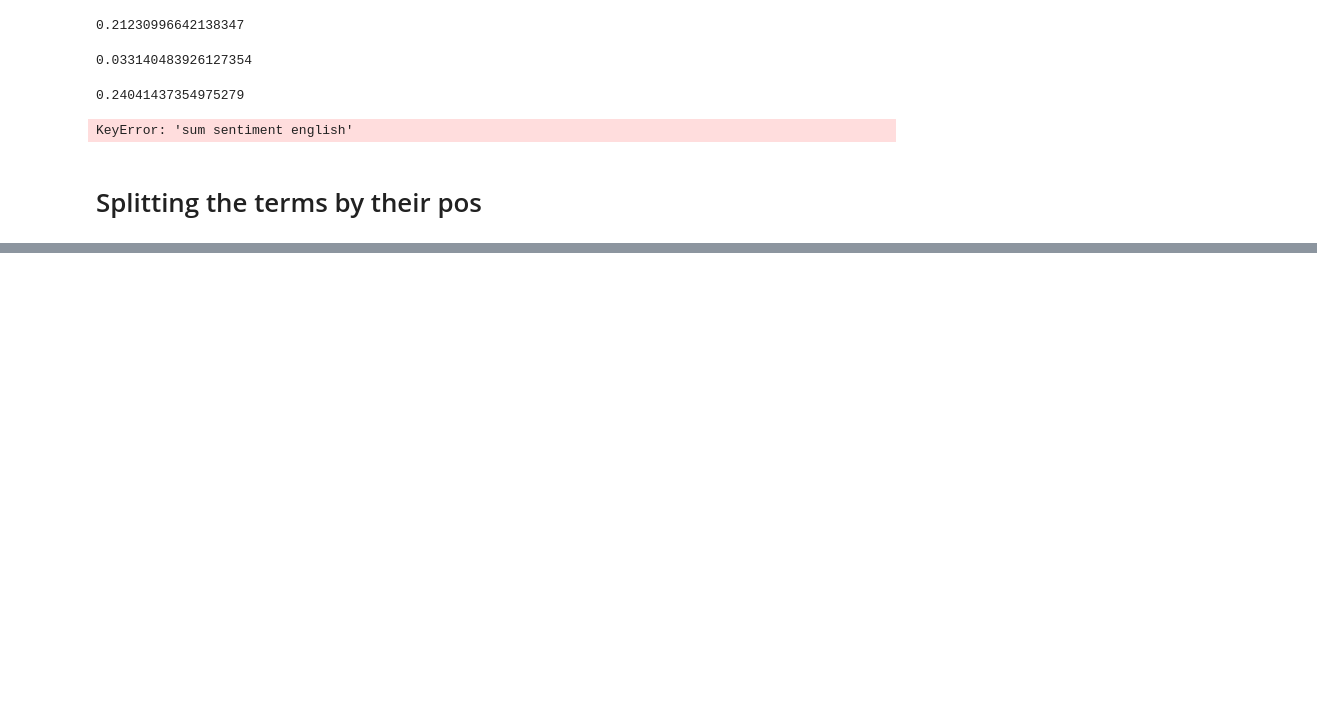
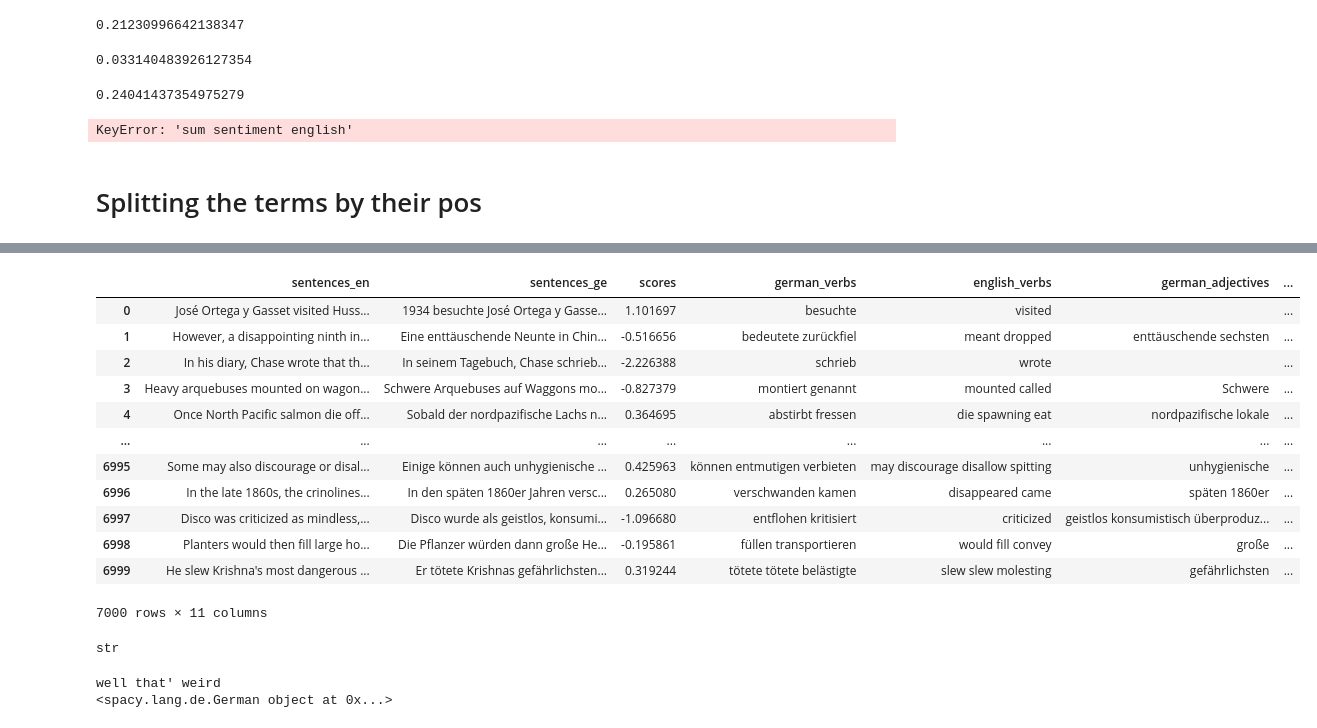
Before and after one commit to mdelaf1995/sentence_level_qe_ffl, a Jupyter notebook: exploration/theo_explo.ipynb, the cells around one changed output, grey strips where cells are left out. Cells and saved outputs as stored; diff of their text form; code cells hidden in the pictures; blank space fills up the shorter version.

```diff
--- a/exploration/theo_explo.ipynb
+++ b/exploration/theo_explo.ipynb
@@ -347,3 +448,26 @@ for sentence in blobDE.sentences:
 # -0.341
 
 blob.translate(to="es")  # 'La amenaza titular de The Blob...'
+# %%
+import pandas as pd
+dat = pd.read_pickle('dataset_v1.pickle')
+# %%
+dat
+# %% [output]
+|  | sentences_en | sentences_ge | scores | german_verbs | english_verbs | german_adjectives | ... |
+| 0 | José Ortega y Gasset visited Huss... | 1934 besuchte José Ortega y Gasse... | 1.101697 | besuchte | visited |  | ... |
+| 1 | However, a disappointing ninth in... | Eine enttäuschende Neunte in Chin... | -0.516656 | bedeutete zurückfiel | meant dropped | enttäuschende sechsten | ... |
+| 2 | In his diary, Chase wrote that th... | In seinem Tagebuch, Chase schrieb... | -2.226388 | schrieb | wrote |  | ... |
+| 3 | Heavy arquebuses mounted on wagon... | Schwere Arquebuses auf Waggons mo... | -0.827379 | montiert genannt | mounted called | Schwere | ... |
+| 4 | Once North Pacific salmon die off... | Sobald der nordpazifische Lachs n... | 0.364695 | abstirbt fressen | die spawning eat | nordpazifische lokale | ... |
+| ... | ... | ... | ... | ... | ... | ... | ... |
+| 6995 | Some may also discourage or disal... | Einige können auch unhygienische ... | 0.425963 | können entmutigen verbieten | may discourage disallow spitting | unhygienische | ... |
+| 6996 | In the late 1860s, the crinolines... | In den späten 1860er Jahren versc... | 0.265080 | verschwanden kamen | disappeared came | späten 1860er | ... |
+| 6997 | Disco was criticized as mindless,... | Disco wurde als geistlos, konsumi... | -1.096680 | entflohen kritisiert | criticized | geistlos konsumistisch überproduz... | ... |
+| 6998 | Planters would then fill large ho... | Die Pflanzer würden dann große He... | -0.195861 | füllen transportieren | would fill convey | große | ... |
+| 6999 | He slew Krishna's most dangerous ... | Er tötete Krishnas gefährlichsten... | 0.319244 | tötete tötete belästigte | slew slew molesting | gefährlichsten | ... |
+7000 rows × 11 columns
+# %%
+type(dat['german_nouns'][5])
+# %% [output]
+str
@@ -349,0 +481,5 @@ blob.translate(to="es")  # 'La amenaza titular de The Blob...'
+# %%
+tes(nlp_ge)
+# %% [output]
+well that' weird
+<spacy.lang.de.German object at 0x...>
```
Also changed, not shown: parts of 33 cells of this notebook, 1 other file.
